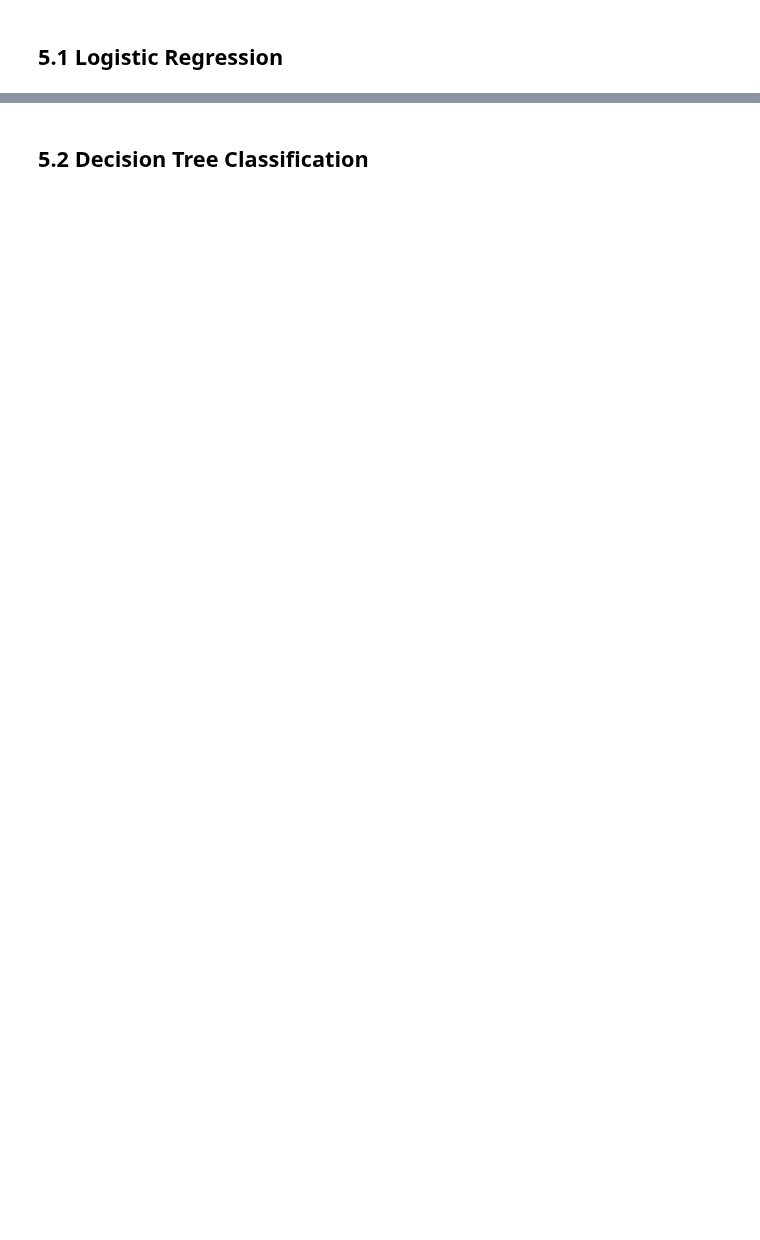
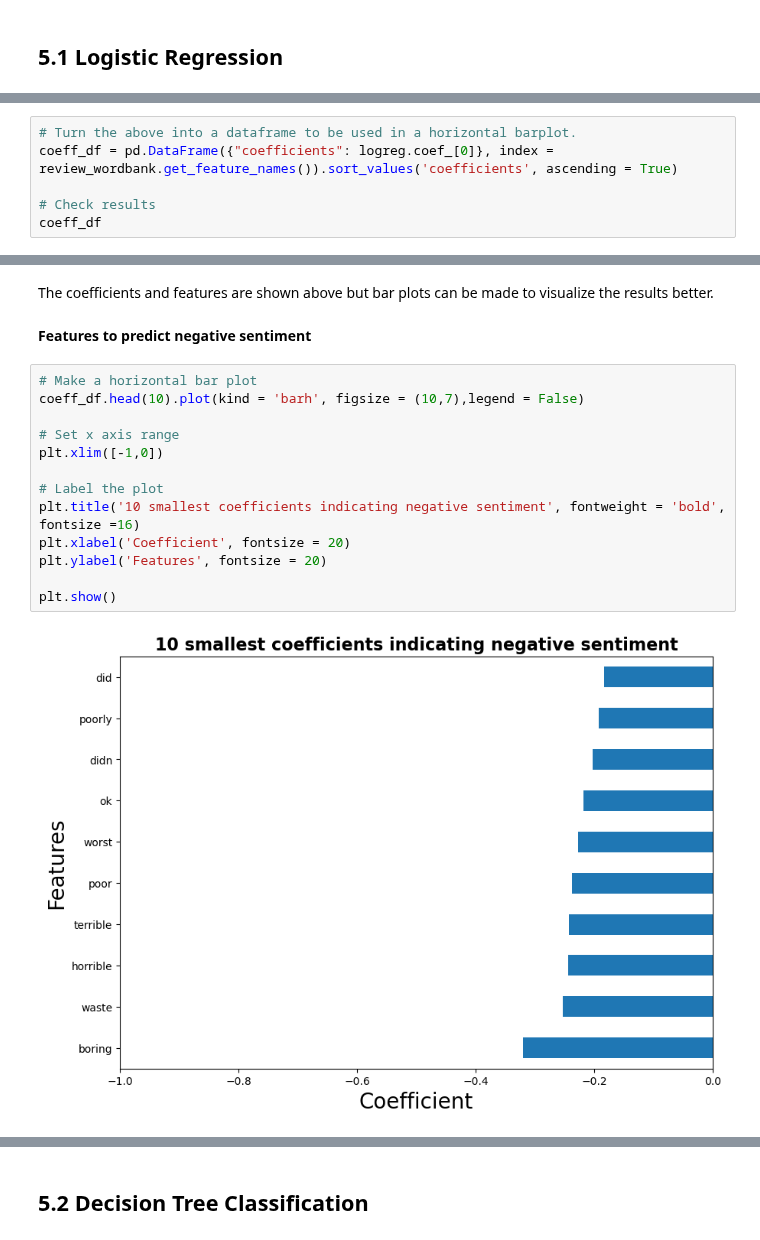
Before and after one commit to JTruong3/Amazon-Product-Recommender, a Jupyter notebook: 3_NLP_Analysis.ipynb, the cells around one changed output, grey strips where cells are left out. Saved outputs shown, nothing was run; the diff lists cells and outputs as text; blank space fills up the shorter version.

```diff
--- a/3_NLP_Analysis.ipynb
+++ b/3_NLP_Analysis.ipynb
@@ -323,0 +321,6 @@ conf_matrix(logreg,X_test_scaled,y_test, 'Logistic Regression')
+# %%
+# Turn the above into a dataframe to be used in a horizontal barplot.
+coeff_df = pd.DataFrame({"coefficients": logreg.coef_[0]}, index = review_wordbank.get_feature_names()).sort_values('coefficients', ascending = True)
+
+# Check results
+coeff_df
@@ -323,0 +341,19 @@ conf_matrix(logreg,X_test_scaled,y_test, 'Logistic Regression')
+# %% [markdown]
+The coefficients and features are shown above but bar plots can be made to visualize the results better.
+# %% [markdown]
+**Features to predict negative sentiment**
+# %%
+# Make a horizontal bar plot
+coeff_df.head(10).plot(kind = 'barh', figsize = (10,7),legend = False)
+
+# Set x axis range
+plt.xlim([-1,0])
+
+# Label the plot
+plt.title('10 smallest coefficients indicating negative sentiment', fontweight = 'bold', fontsize =16)
+plt.xlabel('Coefficient', fontsize = 20)
+plt.ylabel('Features', fontsize = 20)
+
+plt.show()
+# %% [output]
+[figure, added]
```
Also changed, not shown: parts of 44 cells of this notebook.
